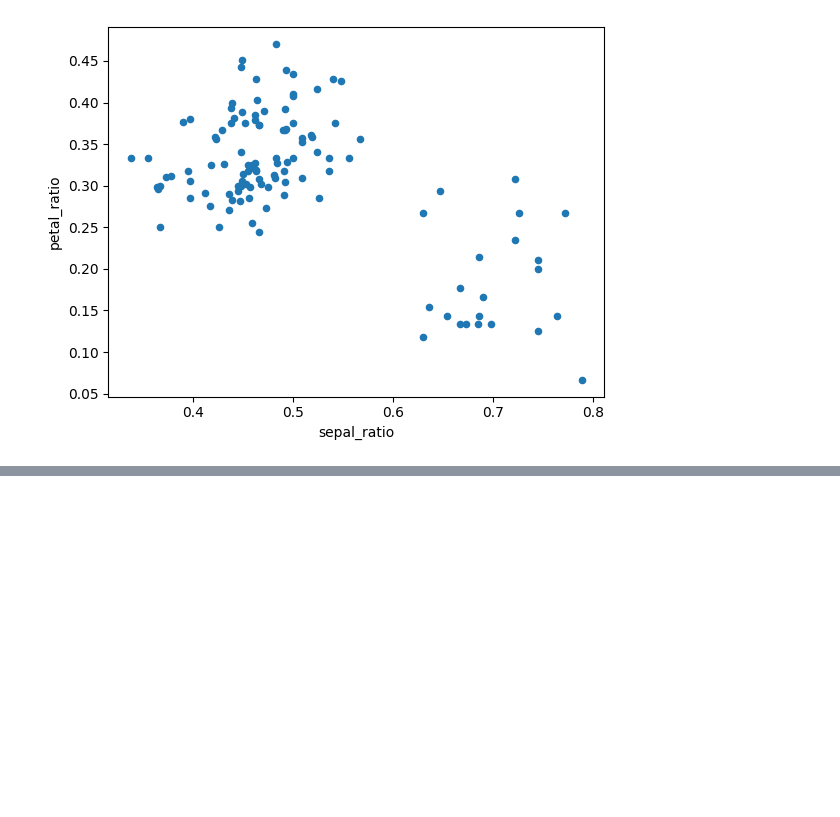
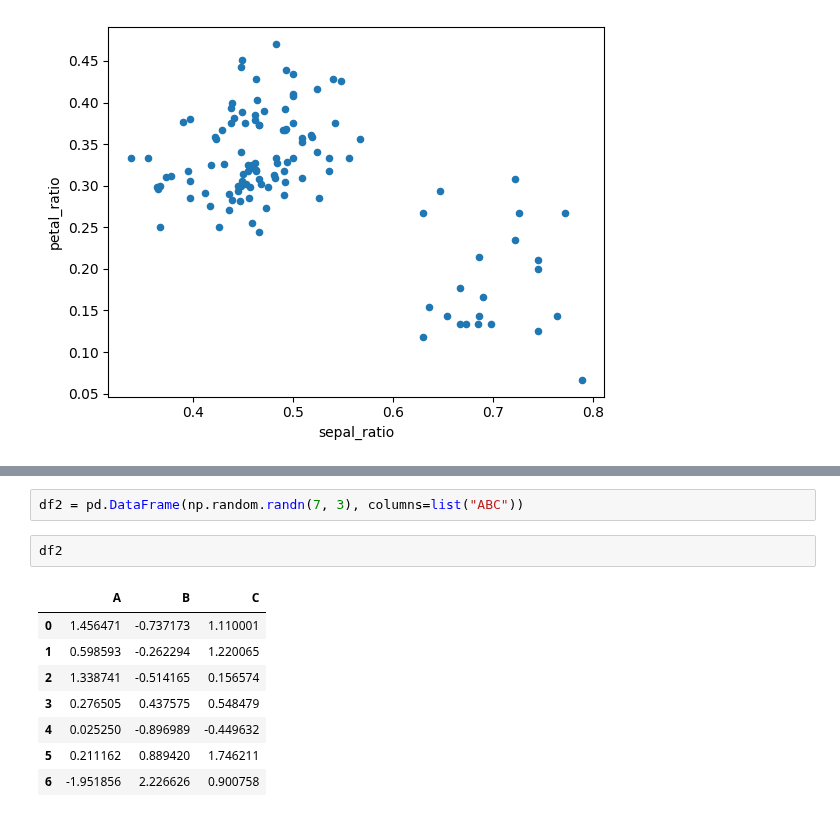
Before and after one commit to TaMaN2031A/data-yard, a Jupyter notebook: roots of knowledge/pandas documentation/User Guide/Intro to data structure.ipynb, the cells around one changed output, grey strips where cells are left out. Saved outputs shown, nothing was run; the diff lists cells and outputs as text; blank space fills up the shorter version.

```diff
--- a/roots of knowledge/pandas documentation/User Guide/Intro to data structure.ipynb
+++ b/roots of knowledge/pandas documentation/User Guide/Intro to data structure.ipynb
@@ -613,0 +667,13 @@ iris.assign(sepal_ratio = lambda x: x['sepal length (cm)'] / x['sepal width (cm)
+# %%
+df2 = pd.DataFrame(np.random.randn(7, 3), columns=list("ABC"))
+# %%
+df2
+# %% [output]
+|  | A | B | C |
+| 0 | 1.456471 | -0.737173 | 1.110001 |
+| 1 | 0.598593 | -0.262294 | 1.220065 |
+| 2 | 1.338741 | -0.514165 | 0.156574 |
+| 3 | 0.276505 | 0.437575 | 0.548479 |
+| 4 | 0.025250 | -0.896989 | -0.449632 |
+| 5 | 0.211162 | 0.889420 | 1.746211 |
+| 6 | -1.951856 | 2.226626 | 0.900758 |
```
Also changed, not shown: parts of 34 cells of this notebook.
